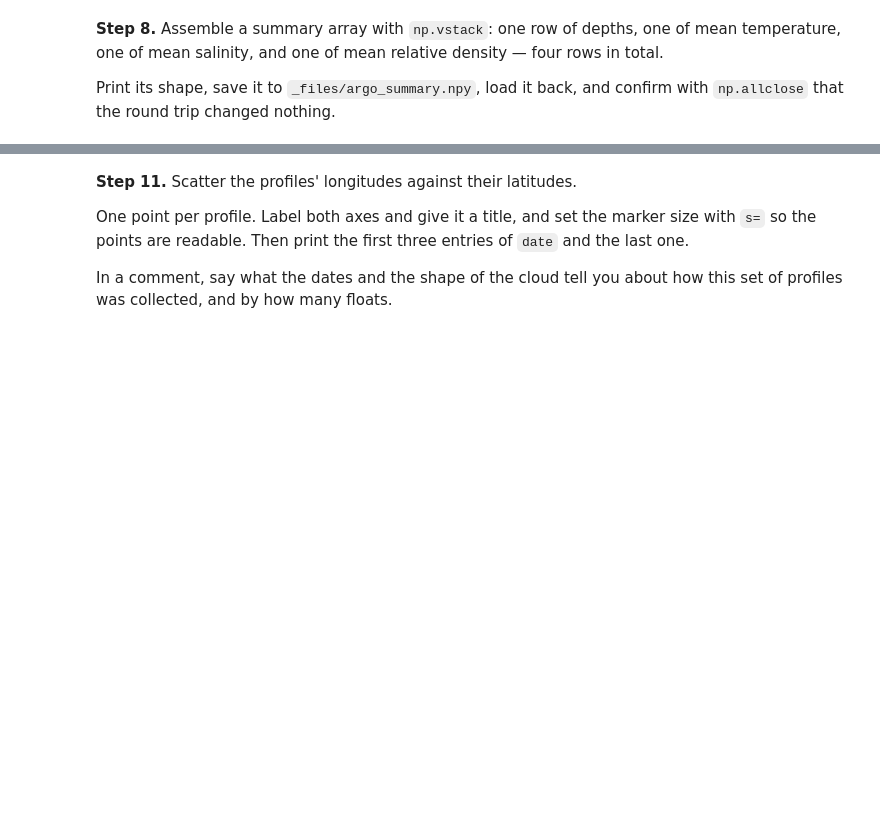
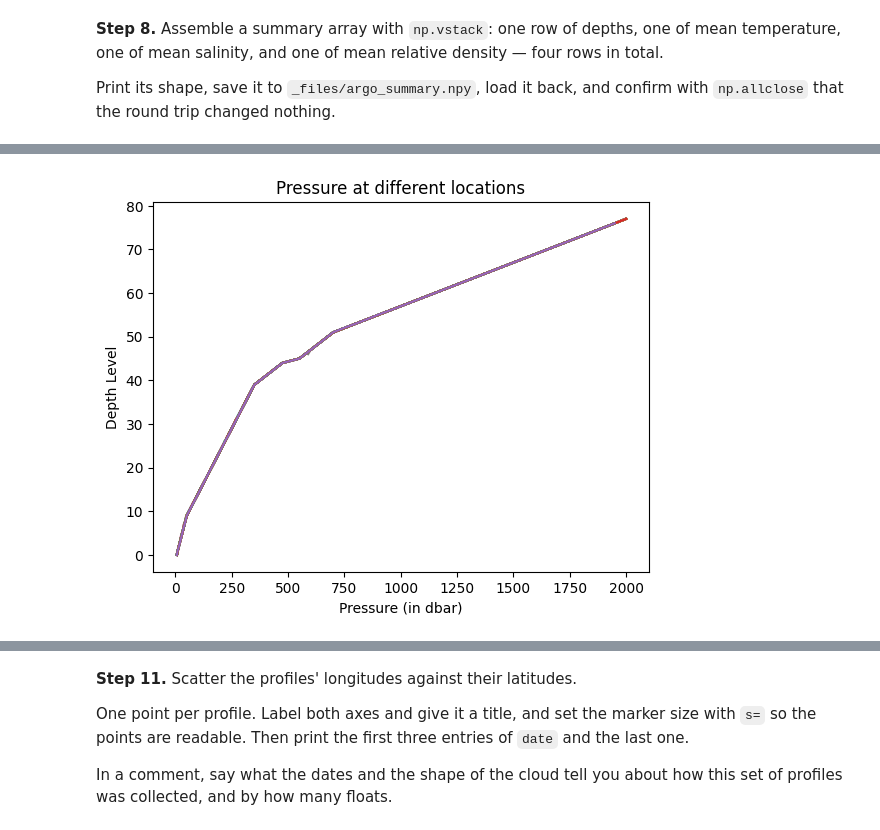
Before and after one commit to NilsChabloz/2026_Intro_Python, a Jupyter notebook: live/part-I/1.3-numpy-environmental-exercises.ipynb, the cells around one changed output, grey strips where cells are left out. Saved outputs shown, nothing was run; the diff lists cells and outputs as text; code cells hidden in the pictures; blank space fills up the shorter version.

```diff
--- a/live/part-I/1.3-numpy-environmental-exercises.ipynb
+++ b/live/part-I/1.3-numpy-environmental-exercises.ipynb
@@ -282,6 +336,11 @@ It will look messy, because 75 profiles are drawn on top of each other.
 # %%
-# Your solution here
+plt.figure()
+plt.plot(pressure_dbar, level)
+plt.ylabel('Depth Level'), plt.xlabel('Pressure (in dbar)'), plt.title('Pressure at different locations')
+plt.show()
 # Hint: plt.figure() before each variable's plot, plt.show() after it
 # Hint: plt.plot(S, level) draws one line per column of S
 # Hint: the semicolon at the end of a plt.plot call suppresses the list of line objects
 # Hint: plt.xlabel, plt.ylabel and plt.title each take a string
+# %% [output]
+[figure, added]
```
Also changed, not shown: parts of 8 cells of this notebook.
